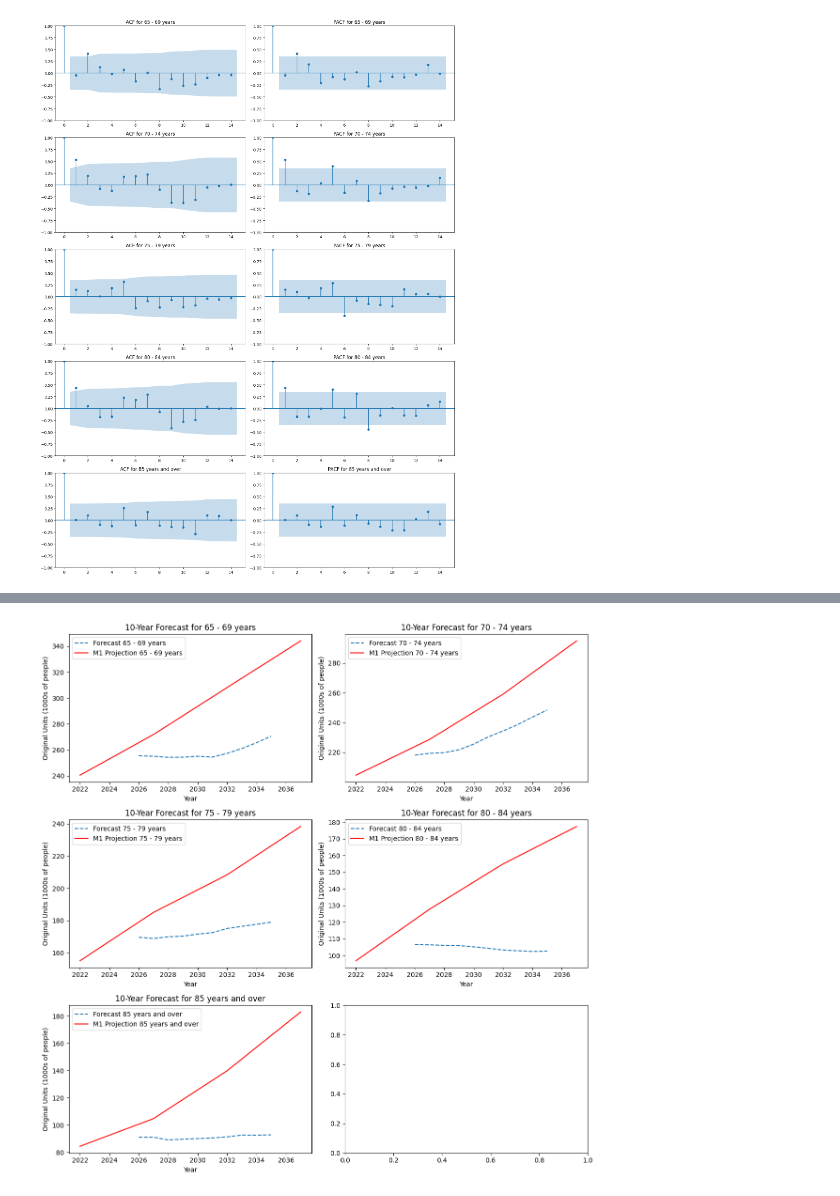
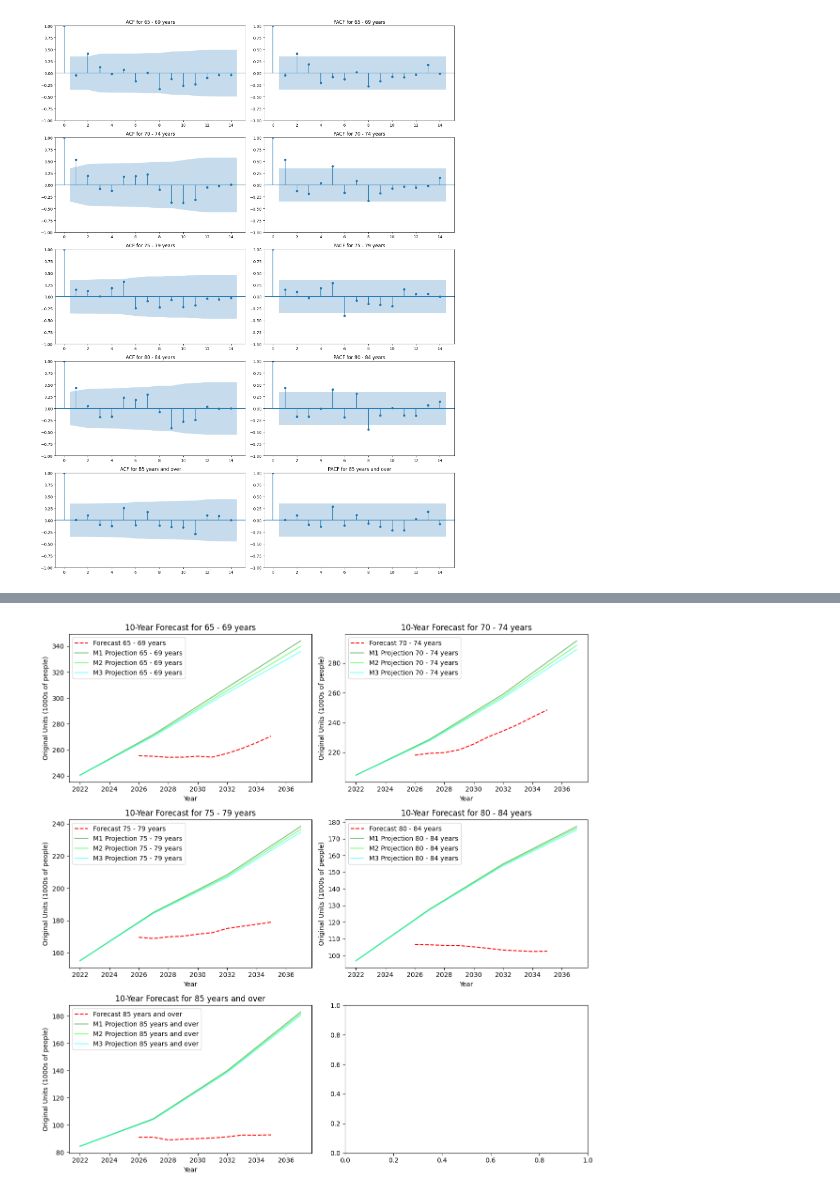
Before and after one commit to oOoOoOo0o/LM051-FYP, a Jupyter notebook: var/age-groups.ipynb, the cells around one changed output, grey strips where cells are left out. Drawn from its saved outputs; the diff is of its cells as text; code cells hidden in the pictures.

```diff
--- a/var/age-groups.ipynb
+++ b/var/age-groups.ipynb
@@ -234,15 +230,15 @@ test_data_first_cumsum = test_data.cumsum()  # First cumsum to undo first-order
 test_data = test_data_first_cumsum.cumsum() + df_selected_copy.iloc[:train_size].iloc[-1]  # Second cumsum to undo second-order differencing, adding the last original value from training set
 
 rmses = []
-mses = []
+mapes = []
 for column in test_data.columns:
     rmse = metrics.root_mean_squared_error(test_data[column], forecast_df[column])
-    mse = metrics.mean_squared_error(test_data[column], forecast_df[column])
-    print(f'{column} RMSE: {rmse} MSE: {mse}')
+    mape = metrics.mean_absolute_percentage_error(test_data[column], forecast_df[column]) * 100
+    print(f'{column:20} RMSE: {rmse:.4f} MAPE: {mape:.4f}%')
     rmses.append(rmse)
-    mses.append(mse)
+    mapes.append(mape)
 
-print(f'Average RMSE: {np.mean(rmse)} Average MSE: {np.mean(mse)}')
+print(f'Average RMSE: {np.mean(rmse):.4f} Average MAPE: {np.mean(mape):.4f}%')
 
 fig, axes = plt.subplots(3, 2, figsize=(12, 12))
 axes = axes.flatten()
@@ -251,9 +247,9 @@ for idx, column in enumerate(selected_columns):
     ax.plot(test_data.index, test_data[column], label=f"Actual {column}", linestyle='--')
     ax.plot(forecast_df.index, forecast_df[column], label=f"Forecast {column}")
 
-    ax.legend(bbox_to_anchor=(0.4, 1.5))
     ax.set_xlabel('Year')
     ax.set_ylabel('1000s of people')
     ax.set_title(f'VAR Forecast vs Actuals for {column}')
+plt.tight_layout()
 plt.show()
 # %% [output]
@@ -271,33 +267,35 @@ forecast_steps = 10
 last_data = df_selected.iloc[-lag_order_train:]
 
 forecast = var_fitted_train.forecast(last_data.values, steps=forecast_steps)
 forecast_df = pd.DataFrame(forecast, index=pd.date_range(start=combined_df.index[-1] + pd.DateOffset(years=1), periods=forecast_steps, freq='Y'), columns=df_selected.columns)
 
 # Reversing the differencing
 forecast_first_cumsum = forecast_df.cumsum()
 forecast_original_units = forecast_first_cumsum.cumsum() + df_selected_copy.iloc[-1]
 
 # Projections from CSO
 df_projections = pd.read_csv('../data/PEC23-ProjectedPopByAgeGroup.csv', index_col='Year')
 df_projections.drop(columns=['Statistic', 'UNIT'], inplace=True)
 df_projections.index = pd.to_datetime(df_projections.index, format='%Y')
 projections_m1 = df_projections[df_projections['Criteria for Projection'] == 'Method - M1']
 projections_m2 = df_projections[df_projections['Criteria for Projection'] == 'Method - M2']
 projections_m3 = df_projections[df_projections['Criteria for Projection'] == 'Method - M3']
 
 fig, axes = plt.subplots(3, 2, figsize=(12, 12))
 axes = axes.flatten()
 for idx, column in enumerate(selected_columns):
     ax = axes[idx]
-    ax.plot(forecast_original_units.index, forecast_original_units[column], label=f"Forecast {column}", linestyle='--')
-    ax.plot(projections_m1[column][:-4].index, projections_m1[column][:-4], label=f'M1 Projection {column}', color='red')
+    ax.plot(forecast_original_units.index, forecast_original_units[column], label=f"Forecast {column}", linestyle='--', color='red')
+    ax.plot(projections_m1[column][:-4].index, projections_m1[column][:-4], label=f'M1 Projection {column}', color='green', alpha=0.5)
+    ax.plot(projections_m2[column][:-4].index, projections_m2[column][:-4], label=f'M2 Projection {column}', color='lime', alpha=0.5)
+    ax.plot(projections_m3[column][:-4].index, projections_m3[column][:-4], label=f'M3 Projection {column}', color='cyan', alpha=0.5)
 
     ax.set_xlabel('Year')
     ax.set_ylabel('Original Units (1000s of people)')
     ax.set_title(f'10-Year Forecast for {column}')
     ax.legend()
 
 plt.tight_layout()
 plt.show()
 # %% [output]
-[figure, old version]
+[figure, new version]
```
Also changed, not shown: parts of 4 cells of this notebook.
